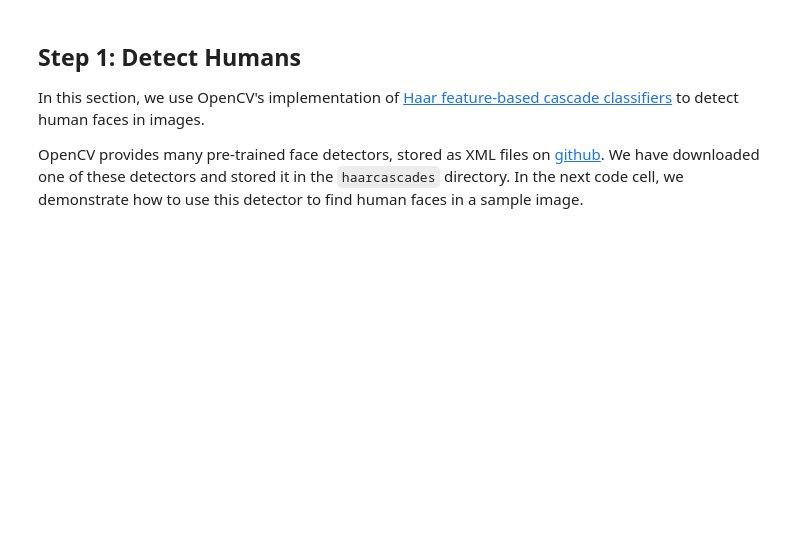
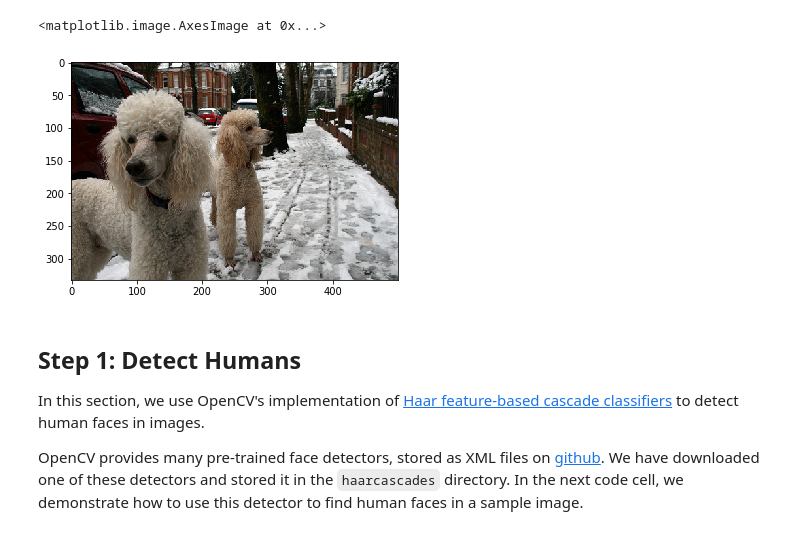
Before and after one commit to javemar/project-dog-classification, a Jupyter notebook: dog_app.ipynb, the cells around one changed output. Saved outputs shown, nothing was run; the diff lists cells and outputs as text; code cells hidden in the pictures; blank space fills up the shorter version.

```diff
--- a/dog_app.ipynb
+++ b/dog_app.ipynb
@@ -64,3 +125,8 @@ print('There are %d total dog images.' % len(dog_files))
+# %%
+plt.imshow(plt.imread(dog_files[-45]))
+# %% [output]
+<matplotlib.image.AxesImage at 0x...>
+[figure, added]
 # %% [markdown]
 <a id='step1'></a>
 ## Step 1: Detect Humans
```
Also changed, not shown: parts of 48 cells of this notebook.
